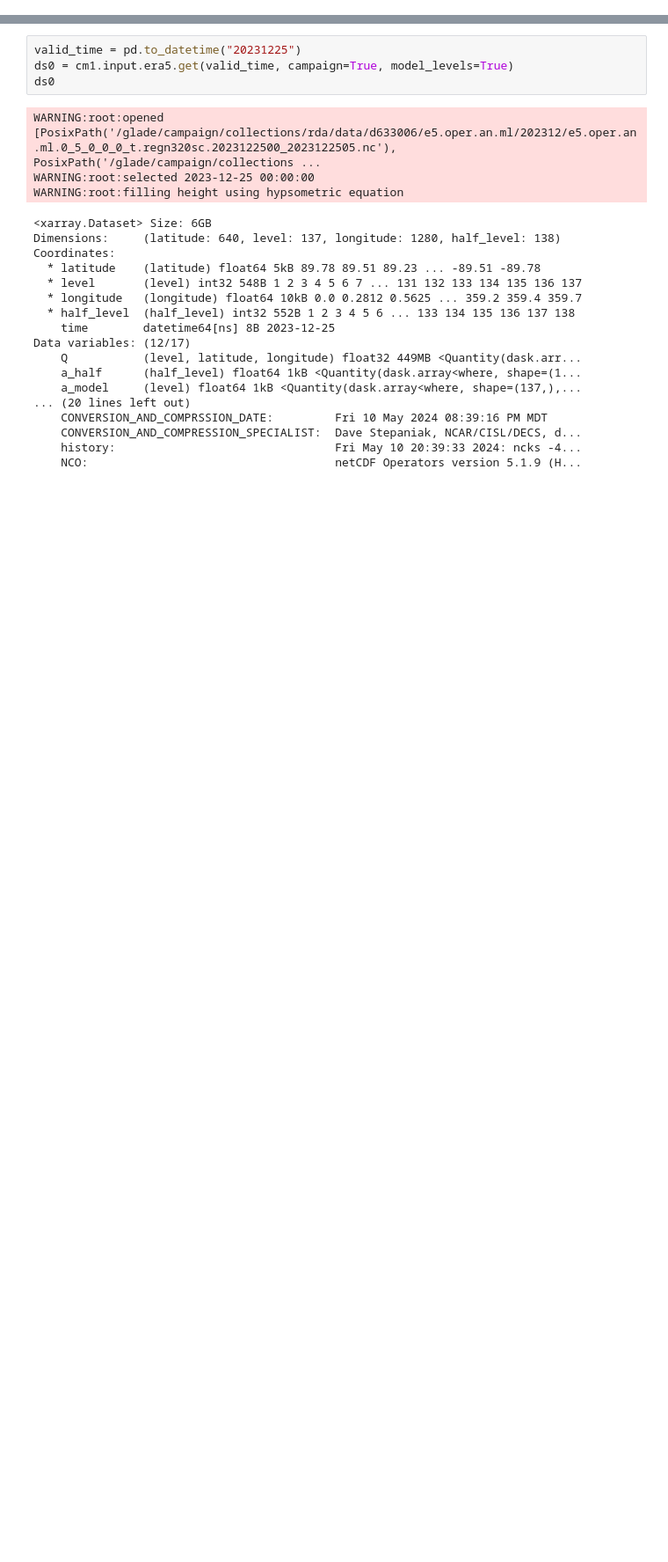
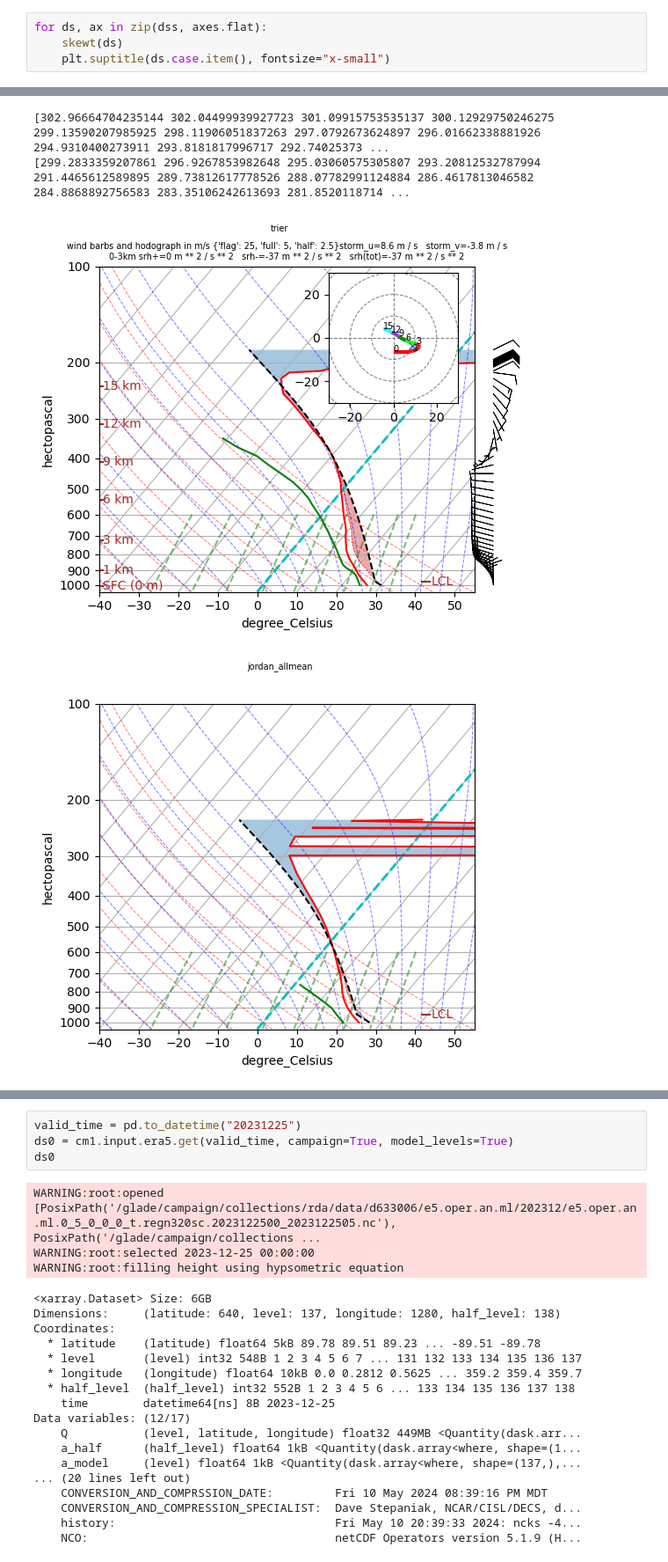
Before and after one commit to ahijevyc/cm1, a Jupyter notebook: soundings/input_sounding_era5.ipynb, the cells around one changed output, grey strips where cells are left out. Shown at 88% size. Cells and saved outputs as stored; diff of their text form; blank space fills up the shorter version.

```diff
--- a/soundings/input_sounding_era5.ipynb
+++ b/soundings/input_sounding_era5.ipynb
@@ -6,0 +27,5 @@ import pandas as pd
+# %%
+for ds, ax in zip(dss, axes.flat):
+    skewt(ds)
+    plt.suptitle(ds.case.item(), fontsize="x-small")
+# %% [output]
@@ -6,0 +60,4 @@ import pandas as pd
+[302.96664704235144 302.04499939927723 301.09915753535137 300.12929750246275 299.13590207985925 298.11906051837263 297.0792673624897 296.01662338881926 294.9310400273911 293.8181817996717 292.74025373 ...
+[299.2833359207861 296.9267853982648 295.03060575305807 293.20812532787994 291.4465612589895 289.73812617778526 288.07782991124884 286.4617813046582 284.8868892756583 283.35106242613693 281.8520118714 ...
+[figure, added]
+[figure, added]
```
Also changed, not shown: parts of 12 cells of this notebook, 2 other files.
